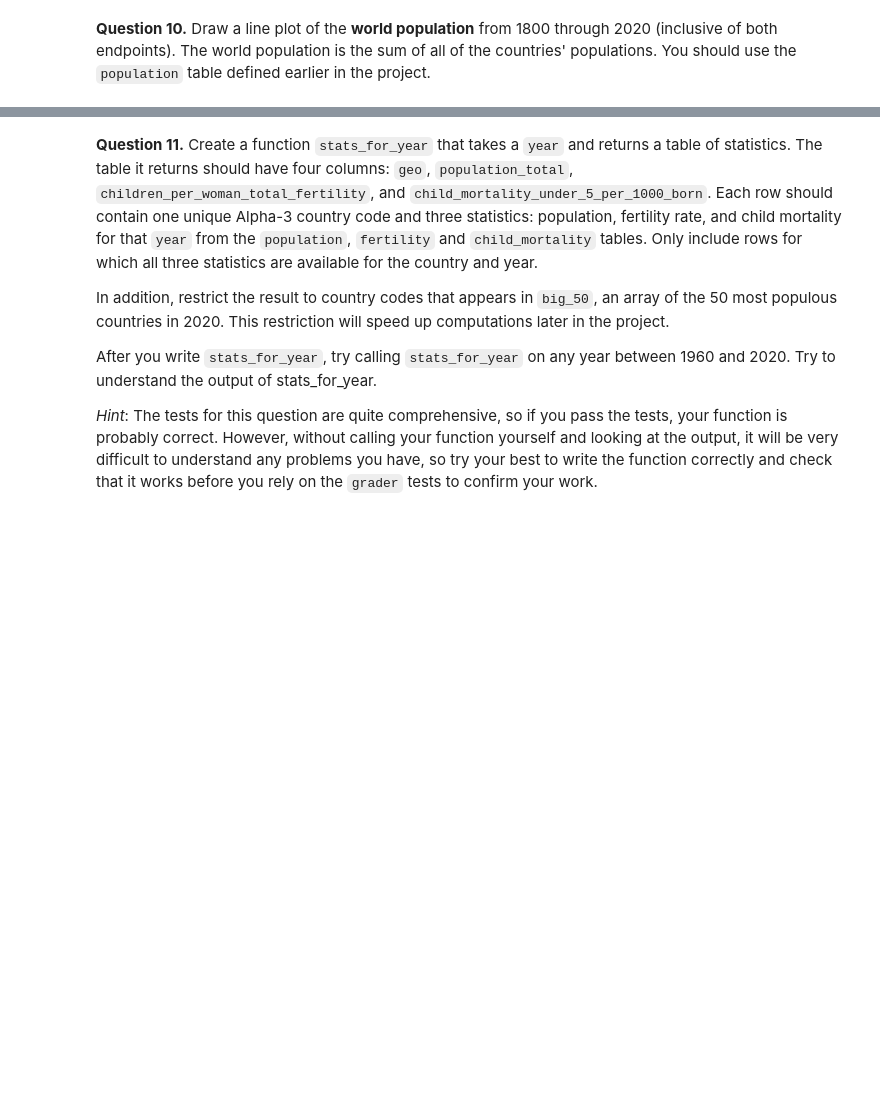
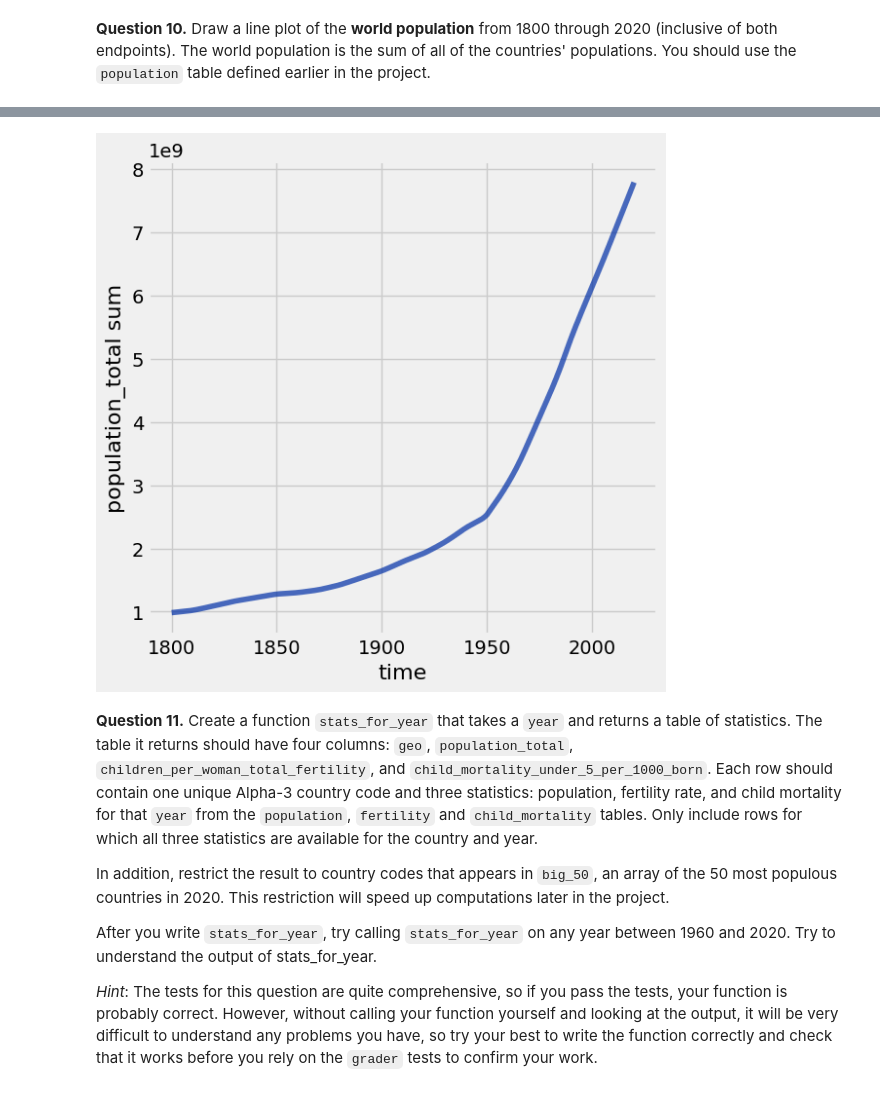
Before and after one commit to cplahn/cplahn_DATA_Fall, a Jupyter notebook: project1/project1.ipynb, the cells around one changed output, grey strips where cells are left out. Saved outputs shown, nothing was run; the diff lists cells and outputs as text; code cells hidden in the pictures; blank space fills up the shorter version.

```diff
--- a/project1/project1.ipynb
+++ b/project1/project1.ipynb
@@ -389,3 +408,9 @@ grader.check("q1_9")
+# %%
+pop_1800_2020=population.where('time',are.between_or_equal_to(1800,2020))
+world_pop_year=population.group('time',sum)
+world_pop_year.plot('time','population_total sum')
+# %% [output]
+[figure, added]
 # %% [markdown]
 <!-- END QUESTION -->
 
```
Also changed, not shown: parts of 17 cells of this notebook, 1 other file.
